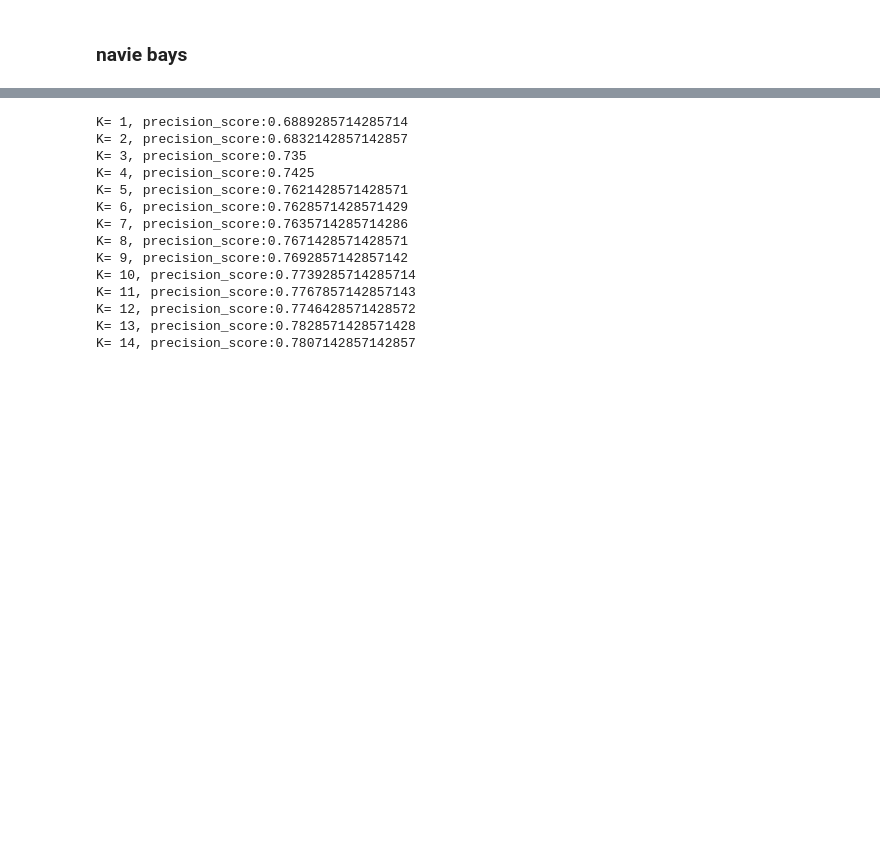
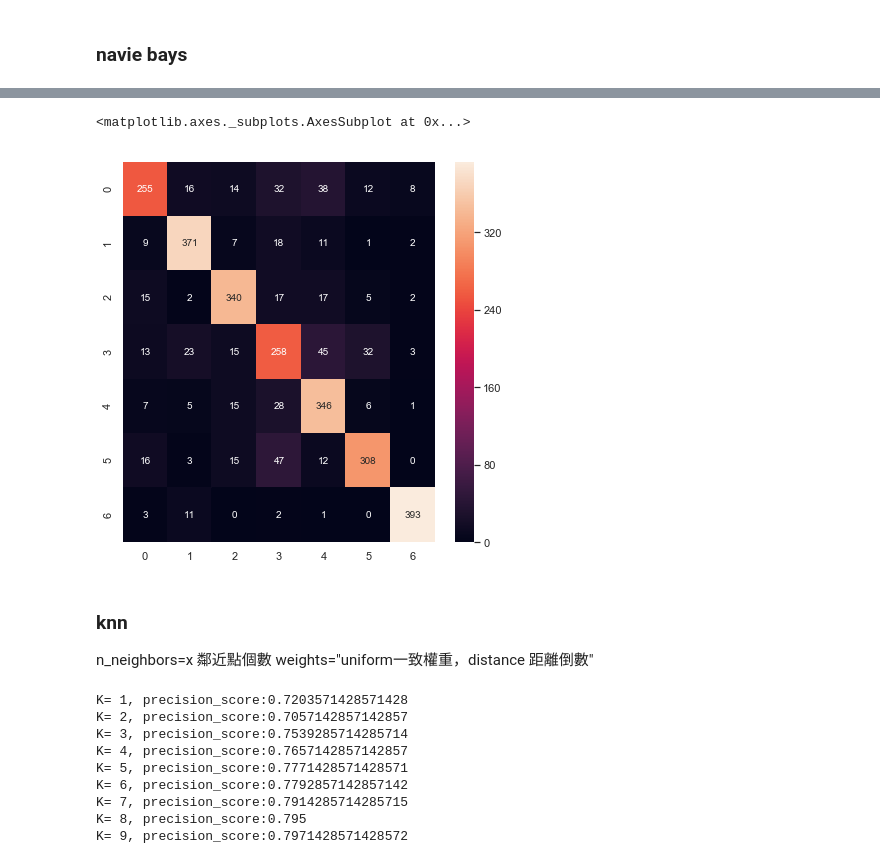
Before and after one commit to AmberLyu/project, a Jupyter notebook: projectML.ipynb, the cells around one changed output, grey strips where cells are left out. Drawn from its saved outputs; the diff is of its cells as text; code cells hidden in the pictures; blank space fills up the shorter version.

```diff
--- a/projectML.ipynb
+++ b/projectML.ipynb
@@ -16,7 +16,7 @@ conn = pymysql.connect(host='192.168.35.168'
                        ,db='news')
 # prepare a cursor object using cursor() method
 cursor = conn.cursor()
-sql = "SELECT * FROM news_test_per2000_copy "
+sql = "SELECT * FROM news_test_per2000"
 output_csv_file = 'C:/Users/Student/Desktop/news/text.csv'
 userdict_txt = "C:/Users/Student/Desktop/news/userdict0602.txt"
 cursor.execute(sql)
@@ -132,12 +105,16 @@ the shape of test is (2800, 81709)
 ### navie bays
 # %%
 from sklearn.naive_bayes import MultinomialNB
+from sklearn.metrics import accuracy_score
+from sklearn.metrics import confusion_matrix
+from sklearn.metrics import classification_report
+
 
 clf = MultinomialNB(alpha = 0.01)
 clf.fit(x_train, y_train);
-preds = clf.predict(x_test);
+y_pred = clf.predict(x_test);
 num = 0
-preds = preds.tolist()
+preds = y_pred.tolist()
 # print(preds)
 for i,pred in enumerate(preds):
     if int(pred) == int(y_test[i]):
@@ -145,4 +122,7 @@ for i,pred in enumerate(preds):
     else :
         continue
 print('precision_score:' + str(float(num) / len(preds)))
+print(accuracy_score(y_test, y_pred))
+
+print(classification_report(y_test, y_pred))
 # %% [output]
@@ -151,0 +144,3 @@ precision_score:0.7978571428571428
+# %%
+mat=confusion_matrix(y_test, y_pred)
+mat
@@ -152,8 +155,25 @@ precision_score:0.7978571428571428
+# %%
+import matplotlib.pyplot as plt
+%matplotlib inline
+import seaborn as sns
+sns.set()
+# %%
+df_cm = pd.DataFrame(mat, index = [i for i in clf.classes_],
+                  columns = [i for i in clf.classes_])
+plt.figure(figsize = (7,7))
+sns.heatmap(mat, annot=True,fmt="d") #cmap="YlGnBu",linewidths=.5
+# %% [output]
+<matplotlib.axes._subplots.AxesSubplot at 0x...>
+[figure, added]
+# %% [markdown]
+### knn
+n_neighbors=x 鄰近點個數
+weights="uniform一致權重，distance 距離倒數"
 # %%
 from sklearn.neighbors import KNeighborsClassifier
 
-for x in range(1,15):
-    knnclf = KNeighborsClassifier(n_neighbors=x)
+for x in range(1,10):
+    knnclf = KNeighborsClassifier(n_neighbors=x,weights="uniform")
     knnclf.fit(x_train,y_train)
     preds = knnclf.predict(x_test);
     num = 0
@@ -163,17 +183,12 @@ for x in range(1,15):
             num += 1
     print ('K= '+str(x)+', precision_score:' + str(float(num) / len(preds)))
 # %% [output]
-K= 1, precision_score:0.6889285714285714
-K= 2, precision_score:0.6832142857142857
-K= 3, precision_score:0.735
-K= 4, precision_score:0.7425
-K= 5, precision_score:0.7621428571428571
-K= 6, precision_score:0.7628571428571429
-K= 7, precision_score:0.7635714285714286
-K= 8, precision_score:0.7671428571428571
-K= 9, precision_score:0.7692857142857142
-K= 10, precision_score:0.7739285714285714
-K= 11, precision_score:0.7767857142857143
-K= 12, precision_score:0.7746428571428572
-K= 13, precision_score:0.7828571428571428
-K= 14, precision_score:0.7807142857142857
+K= 1, precision_score:0.7203571428571428
+K= 2, precision_score:0.7057142857142857
+K= 3, precision_score:0.7539285714285714
+K= 4, precision_score:0.7657142857142857
+K= 5, precision_score:0.7771428571428571
+K= 6, precision_score:0.7792857142857142
+K= 7, precision_score:0.7914285714285715
+K= 8, precision_score:0.795
+K= 9, precision_score:0.7971428571428572
```
Also changed, not shown: parts of 17 cells of this notebook.
